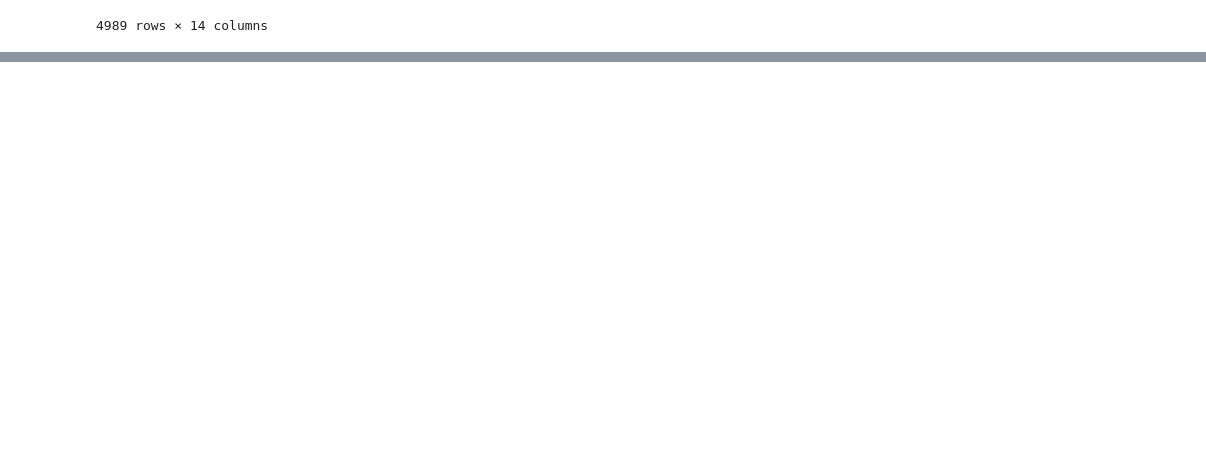
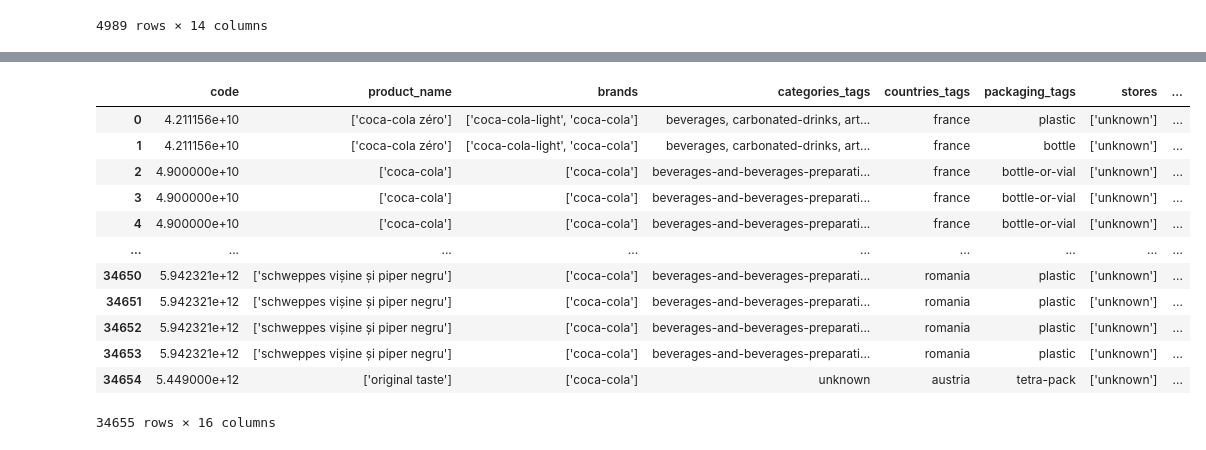
Before and after one commit to Codon-s/cpg-product-intelligence, a Jupyter notebook: jupyter_notebook.ipynb, the cells around one changed output, grey strips where cells are left out. Cells and saved outputs as stored; diff of their text form; code cells hidden in the pictures; blank space fills up the shorter version.

```diff
--- a/jupyter_notebook.ipynb
+++ b/jupyter_notebook.ipynb
@@ -20,0 +1436,8 @@ df
+# %%
+df = df.explode('ingredients_text').reset_index(drop=True)
+# %%
+df['ingredients_text'] = (
+    df['ingredients_text']
+    .str.strip()
+    .str.lower()
+)
@@ -20,0 +1573,4 @@ df
+# %%
+cat_cols = df.select_dtypes(include=['object', 'string']).columns
+for col in cat_cols:
+    df[col] = df[col].astype(str)
@@ -20,0 +1597,18 @@ df
+# %%
+df['nutriscore_grade'] = df['nutriscore_grade'].str.split(',')
+# %%
+df
+# %% [output]
+|  | code | product_name | brands | categories_tags | countries_tags | packaging_tags | stores | ... |
+| 0 | 4.211156e+10 | ['coca-cola zéro'] | ['coca-cola-light', 'coca-cola'] | beverages, carbonated-drinks, art... | france | plastic | ['unknown'] | ... |
+| 1 | 4.211156e+10 | ['coca-cola zéro'] | ['coca-cola-light', 'coca-cola'] | beverages, carbonated-drinks, art... | france | bottle | ['unknown'] | ... |
+| 2 | 4.900000e+10 | ['coca-cola'] | ['coca-cola'] | beverages-and-beverages-preparati... | france | bottle-or-vial | ['unknown'] | ... |
+| 3 | 4.900000e+10 | ['coca-cola'] | ['coca-cola'] | beverages-and-beverages-preparati... | france | bottle-or-vial | ['unknown'] | ... |
+| 4 | 4.900000e+10 | ['coca-cola'] | ['coca-cola'] | beverages-and-beverages-preparati... | france | bottle-or-vial | ['unknown'] | ... |
+| ... | ... | ... | ... | ... | ... | ... | ... | ... |
+| 34650 | 5.942321e+12 | ['schweppes vișine și piper negru'] | ['coca-cola'] | beverages-and-beverages-preparati... | romania | plastic | ['unknown'] | ... |
+| 34651 | 5.942321e+12 | ['schweppes vișine și piper negru'] | ['coca-cola'] | beverages-and-beverages-preparati... | romania | plastic | ['unknown'] | ... |
+| 34652 | 5.942321e+12 | ['schweppes vișine și piper negru'] | ['coca-cola'] | beverages-and-beverages-preparati... | romania | plastic | ['unknown'] | ... |
+| 34653 | 5.942321e+12 | ['schweppes vișine și piper negru'] | ['coca-cola'] | beverages-and-beverages-preparati... | romania | plastic | ['unknown'] | ... |
+| 34654 | 5.449000e+12 | ['original taste'] | ['coca-cola'] | unknown | austria | tetra-pack | ['unknown'] | ... |
+34655 rows × 16 columns
```
Also changed, not shown: parts of 142 cells of this notebook.
